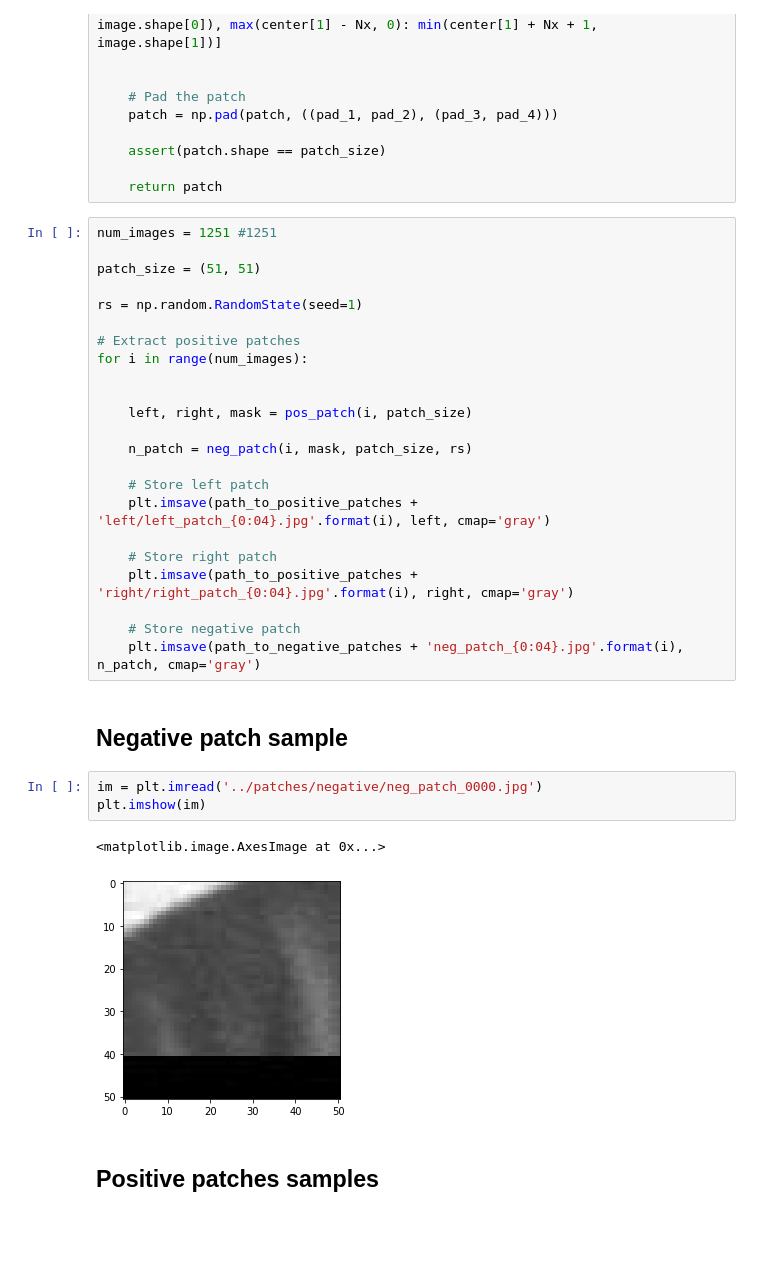
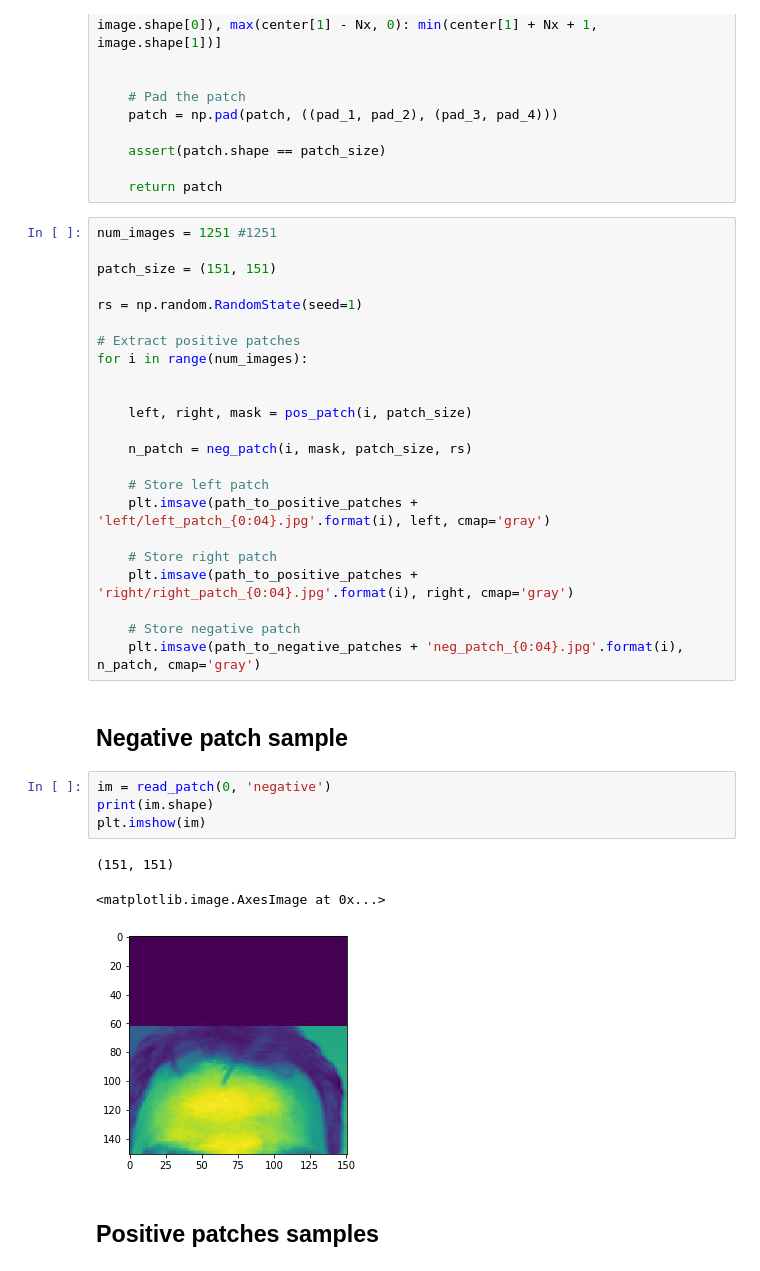
Before and after one commit to pierreglaser/templatematching-mva, a Jupyter notebook: notebooks/pupils_patches.ipynb, the cells around one changed output. Saved outputs shown, nothing was run; the diff lists cells and outputs as text; blank space fills up the shorter version.

```diff
--- a/notebooks/pupils_patches.ipynb
+++ b/notebooks/pupils_patches.ipynb
@@ -95,7 +98,7 @@ def neg_patch(image_no, mask, patch_size, rs):
 # %%
 num_images = 1251 #1251
 
-patch_size = (51, 51)
+patch_size = (151, 151)
 
 rs = np.random.RandomState(seed=1)
 
@@ -118,11 +121,13 @@ for i in range(num_images):
 # %% [markdown]
 ## Negative patch sample
 # %%
-im = plt.imread('../patches/negative/neg_patch_0000.jpg')
+im = read_patch(0, 'negative')
+print(im.shape)
 plt.imshow(im)
 # %% [output]
-<matplotlib.image.AxesImage at 0x...>
+(151, 151)
+<matplotlib.image.AxesImage at 0x...>
-[figure, old version]
+[figure, new version]
 # %% [markdown]
 ## Positive patches samples
 # %%
```
Also changed, not shown: parts of 3 cells of this notebook.
